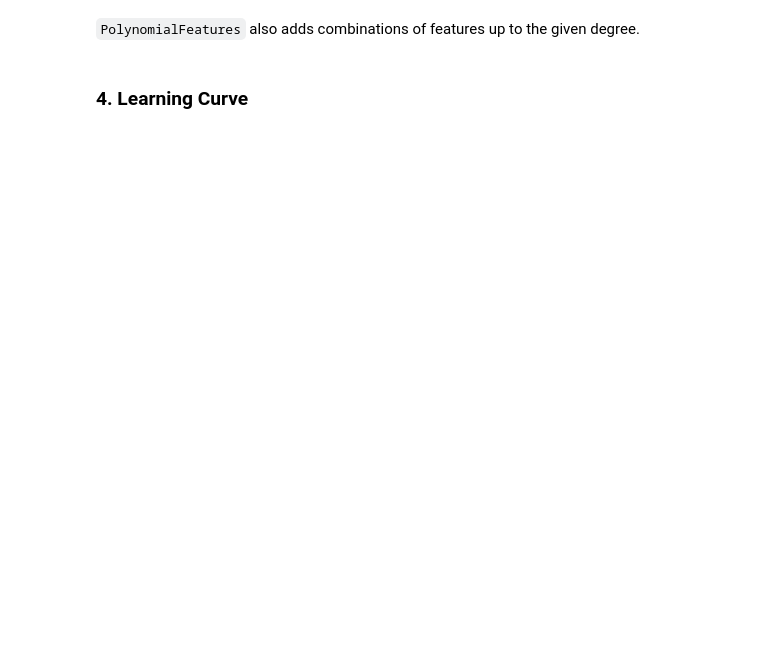
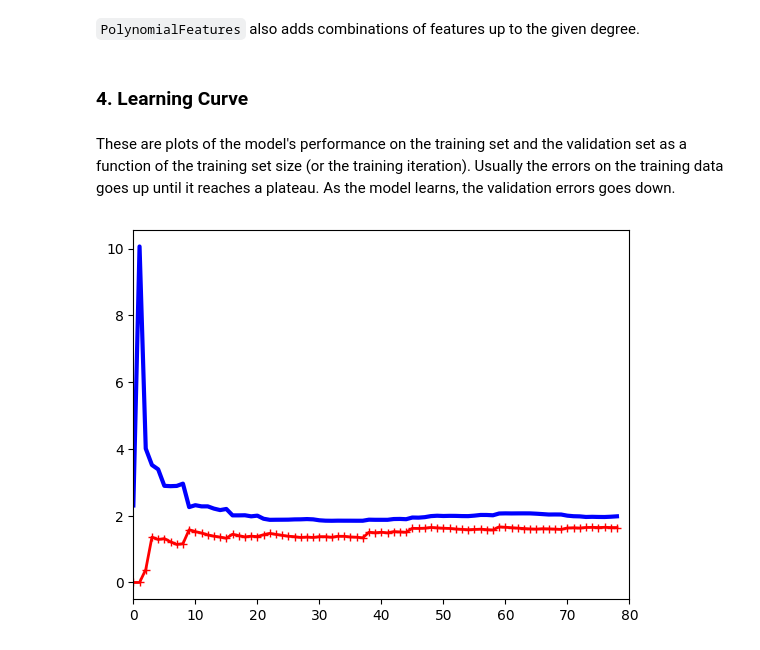
Before and after one commit to neofluar/kaggle, a Jupyter notebook: regression/regression.ipynb, the cells around one changed output. Saved outputs shown, nothing was run; the diff lists cells and outputs as text; code cells hidden in the pictures; blank space fills up the shorter version.

Commit message:
Add the learning curves

```diff
--- a/regression/regression.ipynb
+++ b/regression/regression.ipynb
@@ -183,3 +183,28 @@ plt.show()
 `PolynomialFeatures` also adds combinations of features up to the given degree.
 # %% [markdown]
 ### 4. Learning Curve
+# %% [markdown]
+These are plots of the model's performance on the training set and the validation set as a function of the training set size (or the training iteration). Usually the errors on the training data goes up until it reaches a plateau. As the model learns, the validation errors goes down.
+# %%
+from sklearn.metrics import mean_squared_error
+from sklearn.model_selection import train_test_split
+
+def plot_learning_curves(model, x: np.ndarray, y: np.ndarray) -> None:
+    x_train, x_val, y_train, y_val = train_test_split(x, y, test_size=0.2)
+
+    train_errors, val_errors = list(), list()
+    for m in range(1, len(x_train)):
+        model.fit(x_train[:m], y_train[:m])
+        y_train_predict = model.predict(x_train[:m])
+        y_val_predict = model.predict(x_val)
+        train_errors.append(mean_squared_error(y_train[:m], y_train_predict))
+        val_errors.append(mean_squared_error(y_val, y_val_predict))
+
+    plt.plot(np.sqrt(train_errors), 'r-+', linewidth=2, label='train_error')
+    plt.plot(np.sqrt(val_errors), 'b-', linewidth=3, label='val_error')
+    plt.xlim(0, 80)
+# %%
+lin_reg = LinearRegression()
+plot_learning_curves(lin_reg, x, y)
+# %% [output]
+[figure, added]
```
Also changed, not shown: parts of 19 cells of this notebook, 1 other file.
